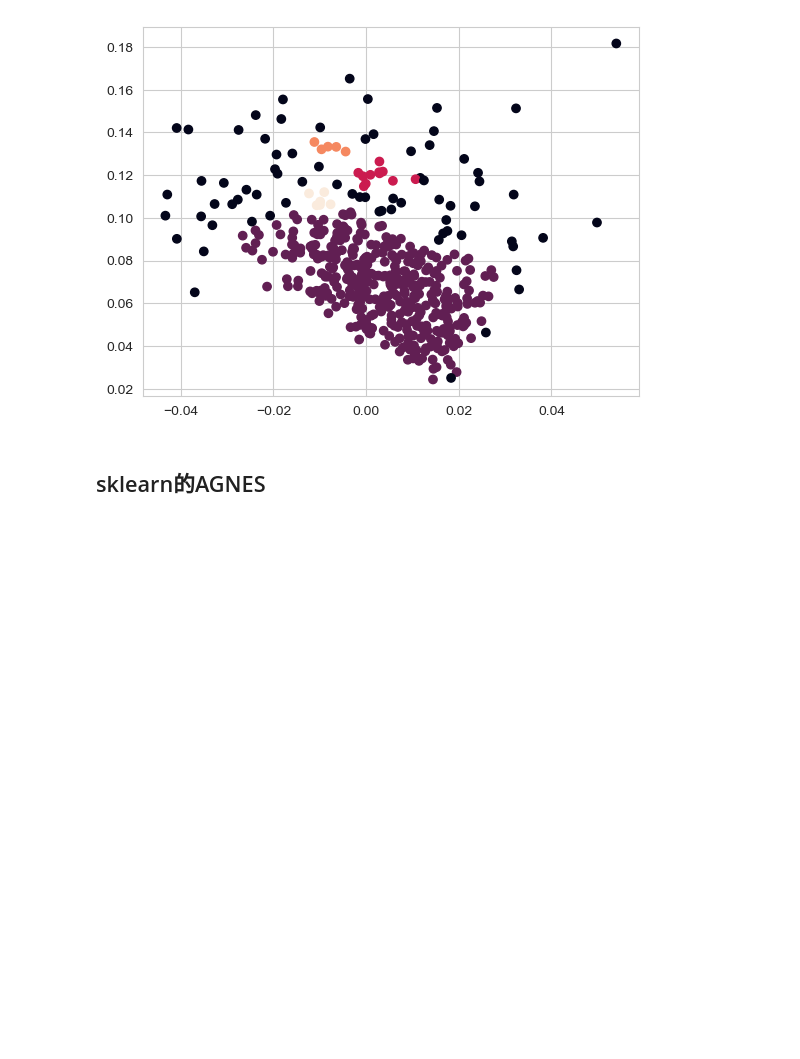
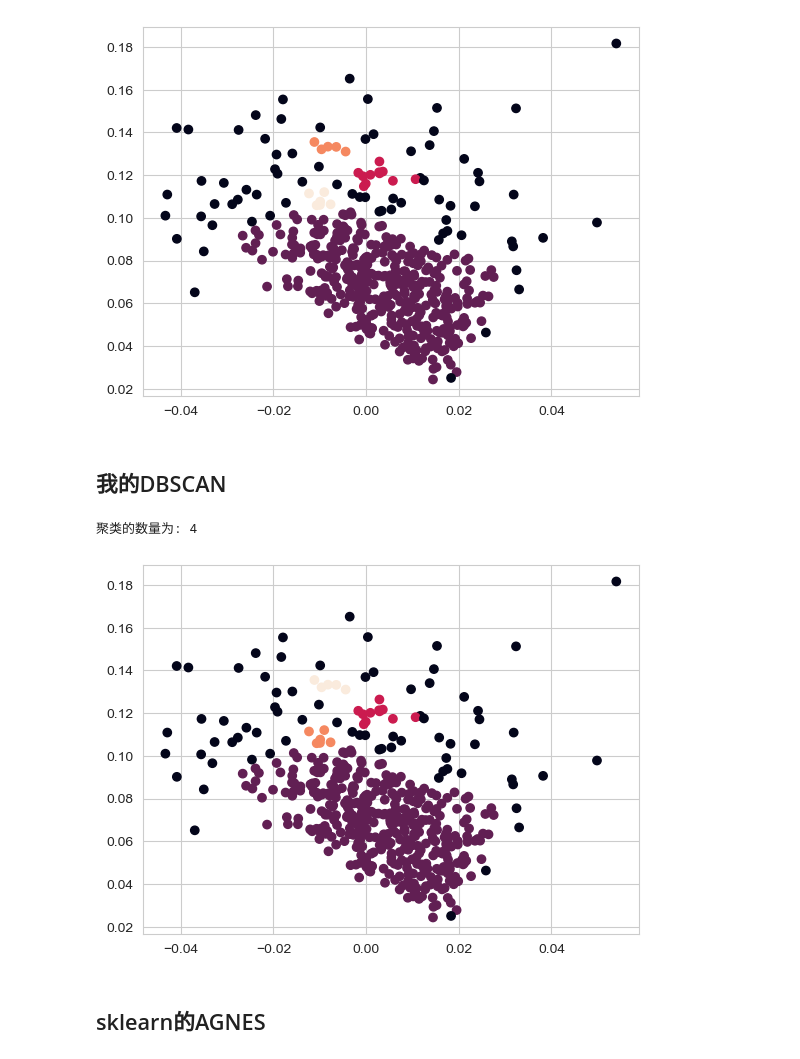
Before and after one commit to seriserendipia/Course-Project-Introduction-to-Machine-Learning, a Jupyter notebook: 机器学习实践/聚类/实验一k-means, k-medoids, dbscan, agens、kmeans、AGNES多方法聚类.ipynb, the cells around one changed output. Drawn from its saved outputs; the diff is of its cells as text; code cells hidden in the pictures; blank space fills up the shorter version.

```diff
--- a/机器学习实践/聚类/实验一k-means, k-medoids, dbscan, agens、kmeans、AGNES多方法聚类.ipynb
+++ b/机器学习实践/聚类/实验一k-means, k-medoids, dbscan, agens、kmeans、AGNES多方法聚类.ipynb
@@ -305,6 +334,18 @@ plt.show()
 # %% [output]
 估计的聚类个数为: 4
 [figure]
+# %% [markdown]
+## 我的DBSCAN
+# %%
+
+from DBSCAN.myDBSCAN import my_DBSCAN
+
+y_pred = my_DBSCAN(train_data, eps=0.005, min_samples=5)
+plt.scatter(train_data.iloc[:, 0], train_data.iloc[:, 1], c=y_pred)
+plt.show()
+# %% [output]
+聚类的数量为: 4
+[figure, added]
 # %% [markdown]
 ## sklearn的AGNES
 # %%
```
Also changed, not shown: parts of 5 cells of this notebook, 5 other files.
